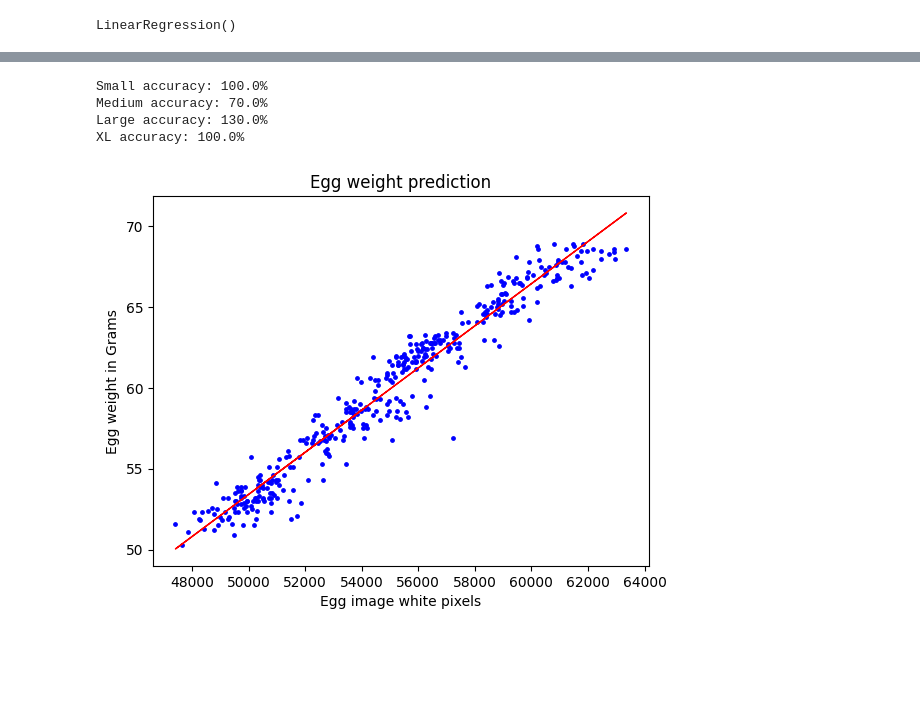
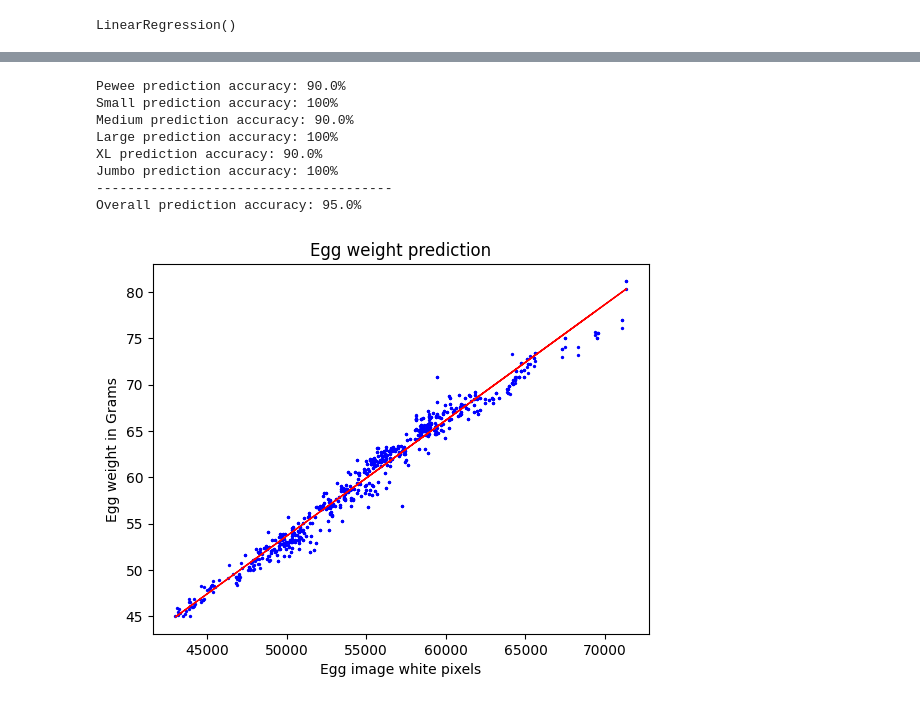
Before and after one commit to slaee/egg-and-size-recognition, a Jupyter notebook: regression.ipynb, the cells around one changed output, grey strips where cells are left out. Cells and saved outputs as stored; diff of their text form; code cells hidden in the pictures; blank space fills up the shorter version.

```diff
--- a/regression.ipynb
+++ b/regression.ipynb
@@ -59,0 +41,19 @@ print (Y)
+# %%
+# load datasets/eggs/eggs.csv
+for line in open("datasets/eggs.csv"):
+    # Split line on comma
+    data = line.split(",")
+
+    # Extract grams and yolks
+    grams = float(data[1])
+    pixels = float(data[0])
+
+    # Append to X and Y lists
+    X.append(pixels)
+    Y.append(grams)
+
+X = np.array(X).reshape(-1, 1)
+Y = np.array(Y)
+
+print (X)
+print (Y)
@@ -111,40 +130,61 @@ print(xl_count)
 # %%
 # calculate the accuracy with the test data count using cross entropy
-small_accuracy = small_count / 10
-medium_accuracy = medium_count / 10
-large_accuracy = large_count / 10
-xl_accuracy = xl_count / 10
+pewee_accuracy = pewee_count / 20
+small_accuracy = small_count / 20
+medium_accuracy = medium_count / 20
+large_accuracy = large_count / 20
+xl_accuracy = xl_count / 20
+jumbo_accuracy = jumbo_count / 20
 
+pewee_accuracy = pewee_accuracy * 100
 small_accuracy = small_accuracy * 100
 medium_accuracy = medium_accuracy * 100
 large_accuracy = large_accuracy * 100
 xl_accuracy = xl_accuracy * 100
+jumbo_accuracy = jumbo_accuracy * 100
 
-print(f"Small accuracy: {small_accuracy}%")
-print(f"Medium accuracy: {medium_accuracy}%")
-print(f"Large accuracy: {large_accuracy}%")
-print(f"XL accuracy: {xl_accuracy}%")
+pa = pewee_accuracy if pewee_accuracy < 100 else 100
+sa = small_accuracy if small_accuracy < 100 else 100
+ma = medium_accuracy if medium_accuracy < 100 else 100
+la = large_accuracy if large_accuracy < 100 else 100
+xa = xl_accuracy if xl_accuracy < 100 else 100
+ja = jumbo_accuracy if jumbo_accuracy < 100 else 100
+
+overall_accuracy = (pa + sa + ma + la + xa + ja) / 6
+
+print(f"Pewee prediction accuracy: {pa}%")
+print(f"Small prediction accuracy: {sa}%")
+print(f"Medium prediction accuracy: {ma}%")
+print(f"Large prediction accuracy: {la}%")
+print(f"XL prediction accuracy: {xa}%")
+print(f"Jumbo prediction accuracy: {ja}%")
+print("--------------------------------------")
+print(f"Overall prediction accuracy: {overall_accuracy}%")
 # %% [output]
-Small accuracy: 100.0%
-Medium accuracy: 70.0%
-Large accuracy: 130.0%
-XL accuracy: 100.0%
+Pewee prediction accuracy: 90.0%
+Small prediction accuracy: 100%
+Medium prediction accuracy: 90.0%
+Large prediction accuracy: 100%
+XL prediction accuracy: 90.0%
+Jumbo prediction accuracy: 100%
+--------------------------------------
+Overall prediction accuracy: 95.0%
 # %%
 import matplotlib.pyplot as plt
 
 # Data to plot is X and Y using scatter plot # with the fit line
-plt.scatter(X, Y, color='blue', s=6)
+plt.scatter(X, Y, color='blue', s=2)
 plt.plot(X, model.predict(X), color='red', linewidth=1)
 # put the Y-axis label
 plt.ylabel('Egg weight in Grams')
 # put the X-axis label
 plt.xlabel('Egg image white pixels')
 # put the title
 plt.title('Egg weight prediction')
 # show the plot
 plt.show()
 # %% [output]
-[figure, old version]
+[figure, new version]
 # %%
 # print the table summary
 import statsmodels.api as sm
```
Also changed, not shown: parts of 7 cells of this notebook, 29 other files.
